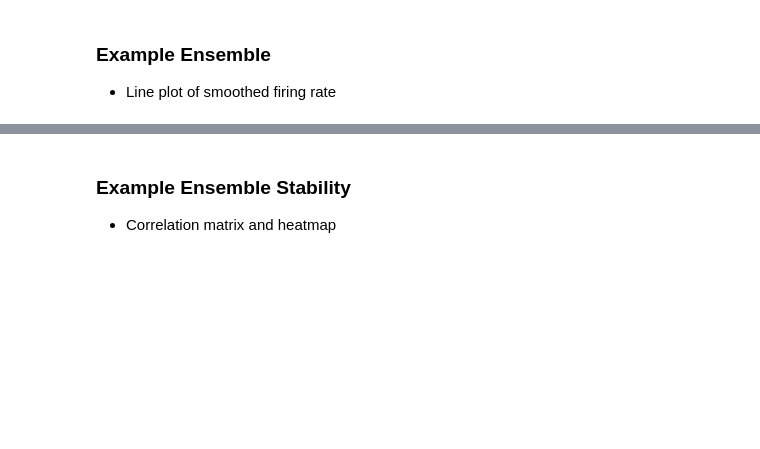
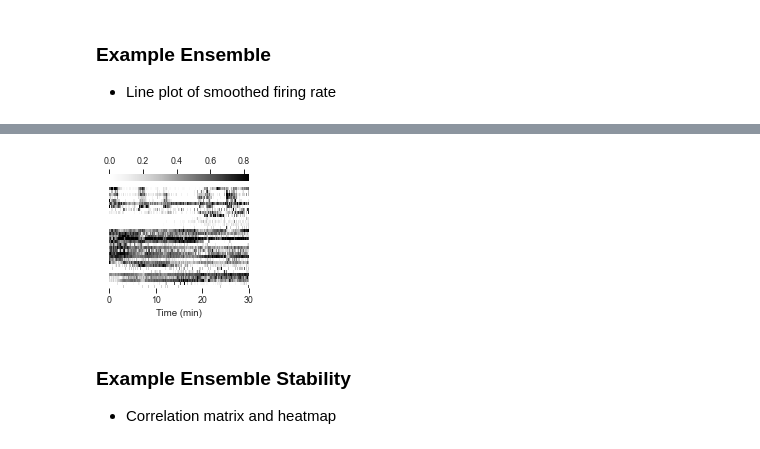
Before and after one commit to Ruairi-osul/drn-interactions, a Jupyter notebook: notebooks/Spontaneous Interactions/Figure.ipynb, the cells around one changed output, grey strips where cells are left out. Cells and saved outputs as stored; diff of their text form; code cells hidden in the pictures; blank space fills up the shorter version.

```diff
--- a/notebooks/Spontaneous Interactions/Figure.ipynb
+++ b/notebooks/Spontaneous Interactions/Figure.ipynb
@@ -31,6 +35,25 @@ def get_affinity(session_name, t_start=0, t_stop=1800, rectify=True):
 
     spikes = preprocessor(loader())
     return mod.fit(spikes).get_adjacency_df()
+
+def plot_affinity(df_affinity, ax, vmax=None, **kwargs):
+    sns.heatmap(df_affinity, cmap="viridis", vmin=0, vmax=vmax, robust=True, ax=ax, **kwargs)
+    return ax
+
+def plot_spikes(spikes, ax, vmax=None, **kwargs):
+    sns.heatmap(spikes, cmap="Greys", vmin=0, vmax=vmax, robust=True, ax=ax, **kwargs)
+    return ax
+
+def plot_lineplot(spikes, neurons, ax=None, sigma=None, colors=("red", "grey"), **kwargs):
+    spikes = spikes.loc[neurons, :]
+    if sigma is not None:
+        spikes = spikes.transform(gaussian_filter1d, sigma=sigma, axis=1)
+    time = spikes.columns.values
+    n1 = spikes.loc[neurons[0], :].values
+    n2 = spikes.loc[neurons[1], :].values
+    ax.plot(time, n1, label=neurons[0], color=colors[0], **kwargs)
+    ax.plot(time, n2, label=neurons[1], color=colors[1], **kwargs)
+    return ax
 # %%
 neuron_types = load_derived_generic("neuron_types.csv")
 sessions = neuron_types["session_name"].unique()
@@ -110,3 +140,18 @@ plt.plot(time, n1, label="n3")
+# %%
+f = plt.figure(figsize=(2.5, 2.3))
+
+ax = f.subplots()
+
+plot_spikes(spikes, ax=ax, cbar_kws = dict(use_gridspec=True,location="top"), yticklabels=[])
+ax.set_xticks(np.arange(0, 1801, 600))
+ax.set_xticklabels(ax.get_xticklabels(), rotation=0)
+ax.xaxis.set_major_formatter(plt.FuncFormatter(lambda x, p: int(x / 60)))
+ax.set_ylabel("")
+ax.set_xlabel("Time (min)")
+
+f.savefig(fig_dir / "example ensemble spike heatmap.png", dpi=300)
+# %% [output]
+[figure, added]
 # %% [markdown]
 ### Example Ensemble Stability
 
```
Also changed, not shown: parts of 7 cells of this notebook.
